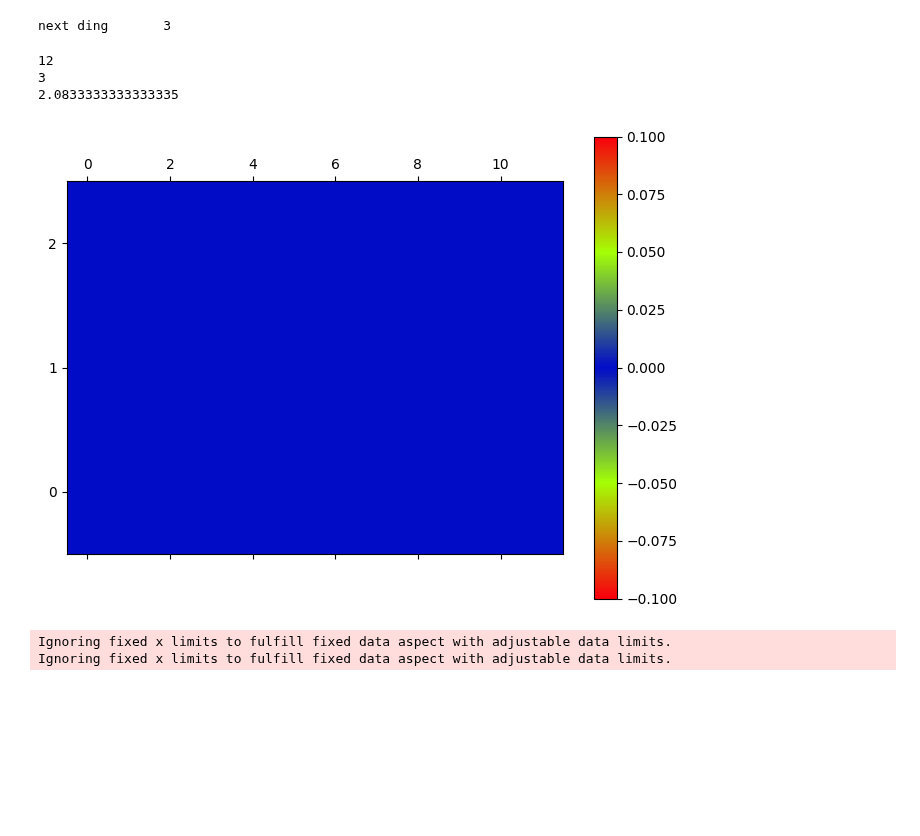
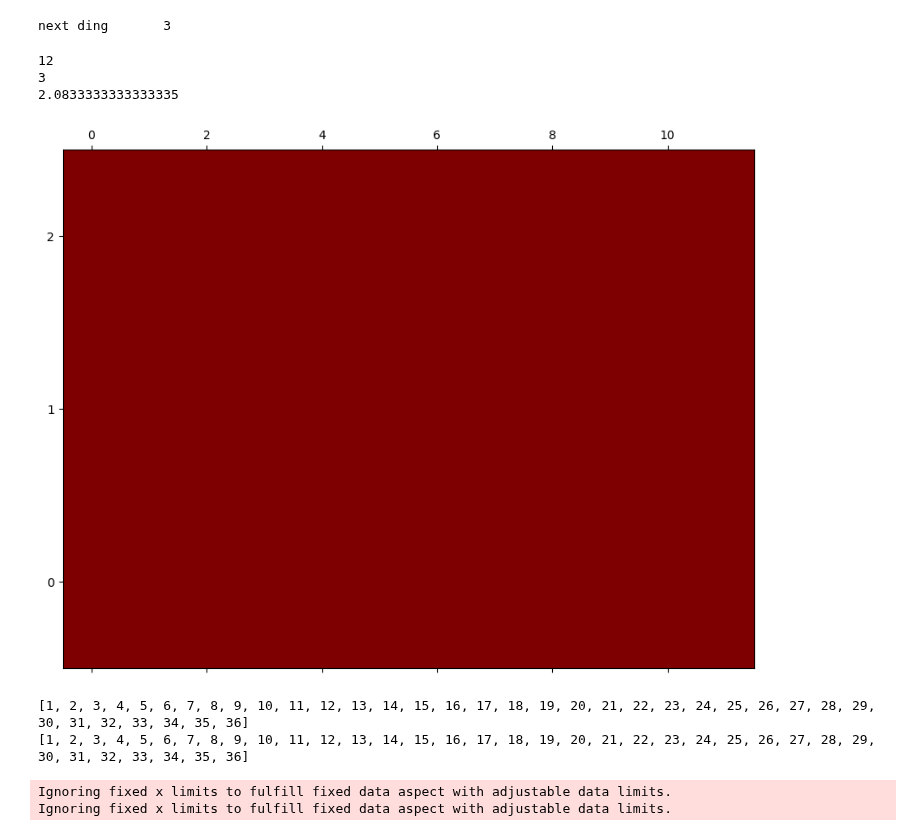
Before and after one commit to maartjevdhulst/p3-fastqc, a Jupyter notebook: website/scrips/test.ipynb, the cells around one changed output. Cells and saved outputs as stored; diff of their text form; code cells hidden in the pictures; blank space fills up the shorter version.

Commit message:
plotting, limits, main, app, result html af & werkend (alles aangevinkt) & gestart met afwerking

```diff
--- a/website/scrips/test.ipynb
+++ b/website/scrips/test.ipynb
@@ -88,38 +88,67 @@ next ding       3
 # %%
 import matplotlib.pyplot as plt
 import matplotlib as mpl
 import pandas as pd
 import numpy as np
 import matplotlib.colors as colors
 data = {
 'a': [1,2,3,4,5,6,7,8,9,10,11,12,1,2,3,4,5,6,7,8,9,10,11,12,1,2,3,4,5,6,7,8,9,10,11,12],
 'b': [2,2,2,2,2,2,2,2,2,2,2,2,10,10,10,10,10,10,10,10,10,10,10,10,5,5,5,5,5,5,5,5,5,5,5,5],
 'c': [0,0,0,0,0,0,0,0,0,0,0,0,0,0,0,0,0,0,0,0,0,0,0,0,0,0,0,0,0,0,0,0,0,0,0,0]
 }
 # ma = np.meshgrid(a,b)
 z = pd.DataFrame(data)
 z = z.pivot(index='b', columns='a', values='c')
 print(z.columns.size)
 print(z.index.size)
 if z.index.size < 1/2 * z.columns.size:
     ratio = (25/(5+1)) /2
 
     # ratio = (z.columns.size/z.index.size)  - 1
     print(ratio)
-fig, ax = plt.subplots(figsize=(8,6))
-# fig.set_size_inches(8, 6, forward=True)
+fig, ax = plt.subplots(figsize=(8,4))
+fig.set_size_inches(8, 6, forward=True)
 # ax.set_aspect(1)
-cmap = colors.LinearSegmentedColormap.from_list('custom blue', ['#F9000D', '#A4FF05', '#000BC9', '#A4FF05', '#F9000D'], N=256)
-heatmap = ax.matshow(z, cmap=cmap, origin='lower', norm=colors.CenteredNorm(), aspect=3)
-plt.colorbar(heatmap, ax=ax)
+# cmap = colors.LinearSegmentedColormap.from_list('custom blue', ['#000BC9', '#A4FF05', '#F9000D'], N=256)
+
+top = mpl.colormaps['jet_r'].resampled(128)
+bottom = mpl.colormaps['jet'].resampled(128)
+
+newcolors = np.vstack((top(np.linspace(0, 1, 128)),
+                       bottom(np.linspace(0, 1, 128))))
+newcmp = colors.ListedColormap(newcolors, name='jet2')
 
 
+
+
+# xmin, xmax, ymin, ymax = ax.axis(option='square')
+# ax.set_adjustable('datalim')
+# bbox = mplt.Bbox.from_bounds(0, 0, 6, 8)
+# plt.axis('tight')
+plt.gca().set_position([0, 0, 1, 1])
+heatmap = ax.matshow(z, cmap=newcmp, origin='lower', aspect='auto', norm=colors.CenteredNorm())
+# a = plt.colorbar(heatmap, ax=ax)
+# print(a)
+
 plt.show()
 # %% [output]
 12
 3
 2.0833333333333335
-[figure, old version]
+[figure, new version]
+# %%
+a =  [1,2,3,4,5,6,7,8,9,10,11,12,1,2,3,4,5,6,7,8,9,10,11,12,1,2,3,4,5,6,7,8,9,10,11,12]
+b = []
+for i, num in enumerate(a):
+    b.append(i+1)
+
+print(b)
+c = [i+1 for i, num in enumerate(a)]
+print(c)
+# newlist = [expression for item in iterable if condition == True]
+# %% [output]
+[1, 2, 3, 4, 5, 6, 7, 8, 9, 10, 11, 12, 13, 14, 15, 16, 17, 18, 19, 20, 21, 22, 23, 24, 25, 26, 27, 28, 29, 30, 31, 32, 33, 34, 35, 36]
+[1, 2, 3, 4, 5, 6, 7, 8, 9, 10, 11, 12, 13, 14, 15, 16, 17, 18, 19, 20, 21, 22, 23, 24, 25, 26, 27, 28, 29, 30, 31, 32, 33, 34, 35, 36]
 # %%
 import matplotlib.pyplot as plt
 import numpy as np
```
Also changed, not shown: parts of 7 cells of this notebook, 6 other files.
